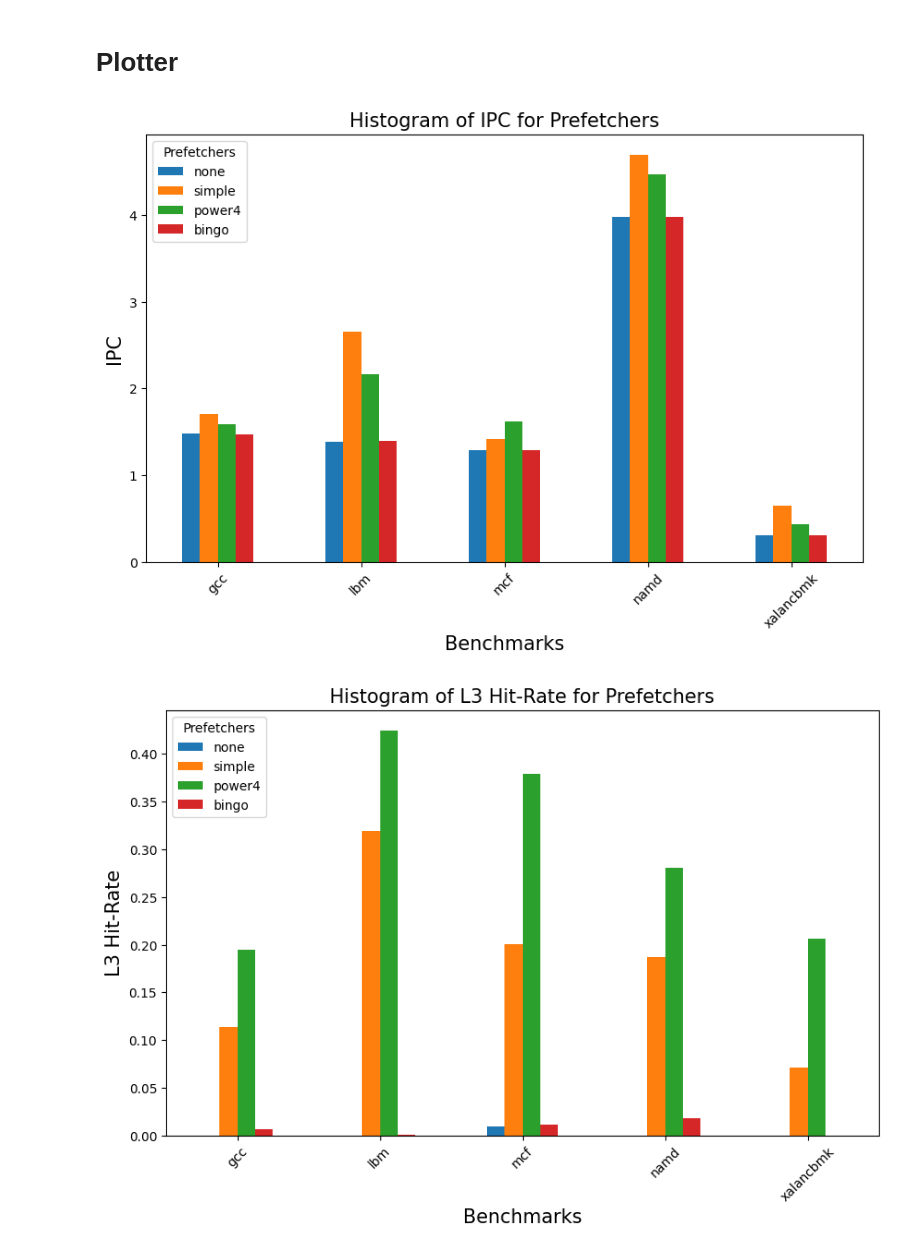
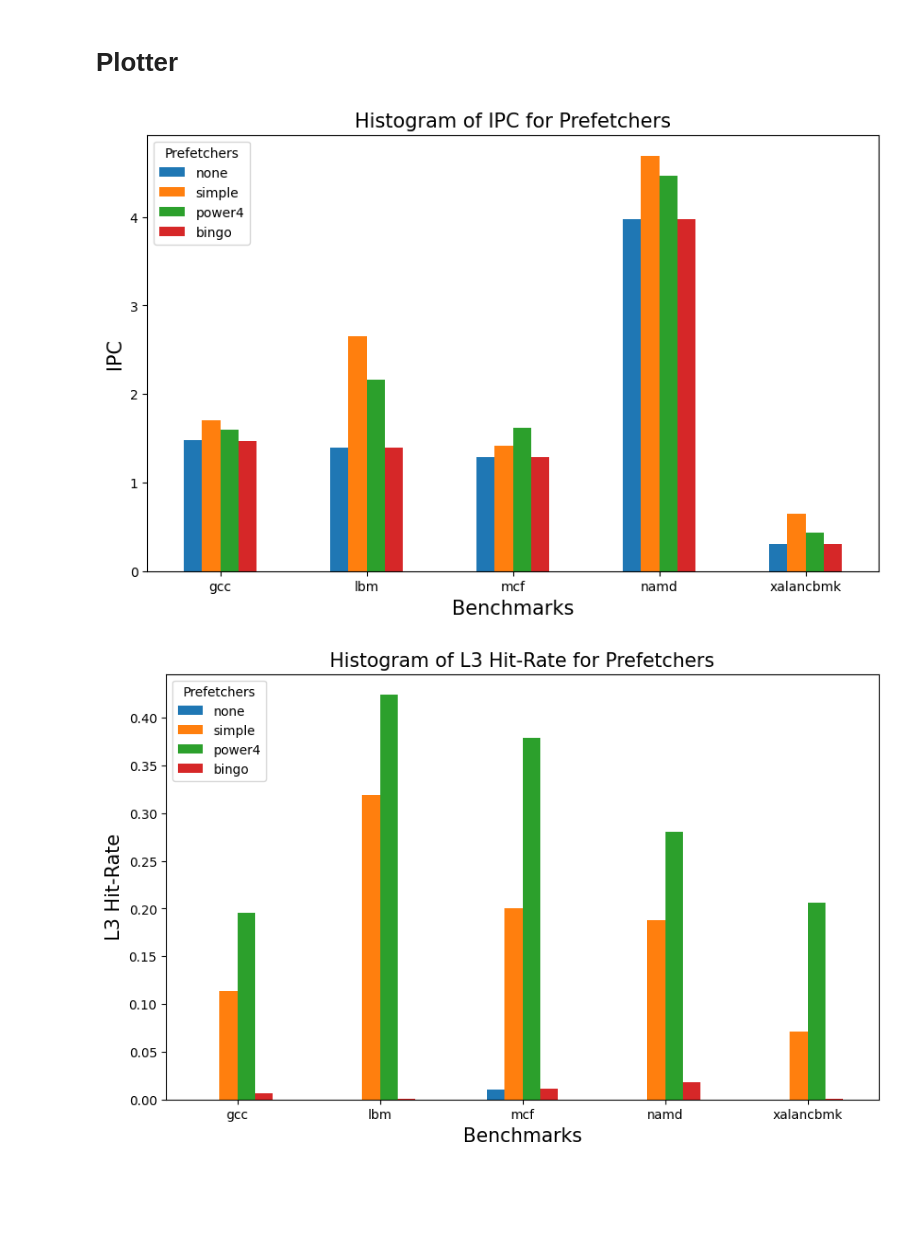
Before and after one commit to shashankp28/Advanced-CompArch, a Jupyter notebook: Assignment_5/plot.ipynb, the cells around one changed output. Drawn from its saved outputs; the diff is of its cells as text; code cells hidden in the pictures; blank space fills up the shorter version.

```diff
--- a/Assignment_5/plot.ipynb
+++ b/Assignment_5/plot.ipynb
@@ -69,26 +69,26 @@ result
 # %%
 metric_data = {}
 
 for metric in metrics:
     benchmark_data = {}
     for benchmark in benchmarks:
         benchmark_data[benchmark] = []
         for prefetcher in prefetchers:
             benchmark_data[benchmark].append(result[benchmark][prefetcher][metric])
     benchmarks_data = pd.DataFrame(benchmark_data, index=prefetchers)
     metric_data[metric] = benchmarks_data
 
 
 for metric, df in metric_data.items():
     df = df.T
     ax = df.plot(kind='bar', figsize=(10, 6))
     ax.set_xlabel('Benchmarks', fontdict={'fontsize': 15})
     ax.set_ylabel(metric, fontdict={'fontsize': 15})
     ax.set_title(f'Histogram of {metric} for Prefetchers', fontdict={'fontsize': 15})
-    plt.xticks(rotation=45)
+    plt.xticks(rotation=0)
     plt.legend(title='Prefetchers', loc='upper left')
     plt.savefig(f'plots/{metric}.png', bbox_inches='tight')
     plt.show()
 # %% [output]
-[figure, old version]
+[figure, new version]
-[figure, old version]
+[figure, new version]
```
Also changed, not shown: parts of 1 cell of this notebook, 7 other files.
